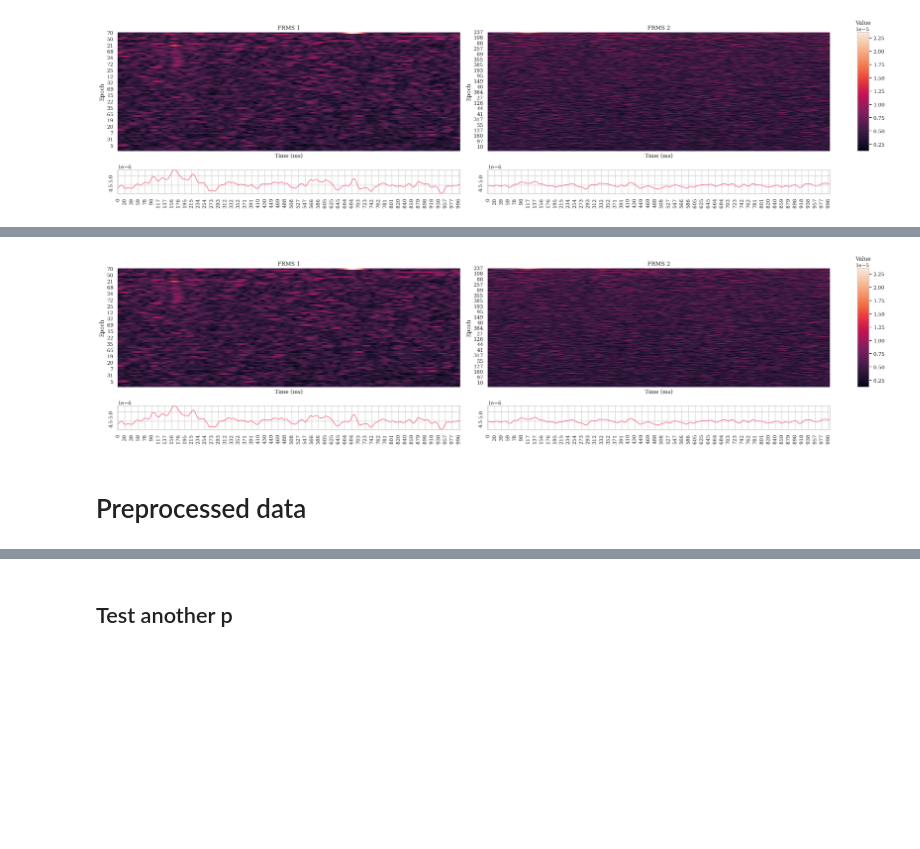
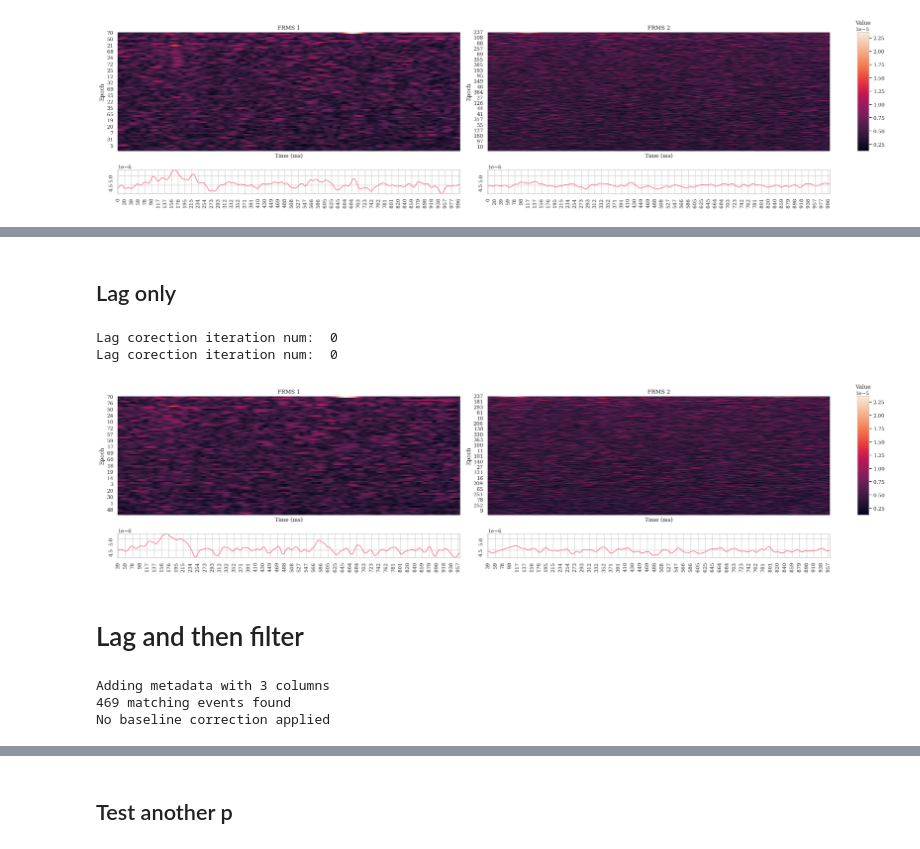
Before and after one commit to isacostamaia/EEG, a Jupyter notebook: notebooks/function_tests_notebooks/test_FRMS_single_session.ipynb, the cells around one changed output, grey strips where cells are left out. Cells and saved outputs as stored; diff of their text form; code cells hidden in the pictures; blank space fills up the shorter version.

```diff
--- a/notebooks/function_tests_notebooks/test_FRMS_single_session.ipynb
+++ b/notebooks/function_tests_notebooks/test_FRMS_single_session.ipynb
@@ -109,6 +110,28 @@ frms_ntg.plot()
-# %%
-frms.plot_compare(second_frms=frms_ntg)
-# %% [output]
-[figure, removed]
-# %% [markdown]
-# Preprocessed data
+# %% [markdown]
+## Lag only
+# %%
+#Average filtered and lag-corrected target FRMS
+
+lagger = Lagger(epochs["Target"])
+lag_corrected_epochs_tg = lagger.compute_and_correct_lags()
+frms = FRMS(lag_corrected_epochs_tg)
+
+#Average filtered and lag-corrected non-target FRMS
+
+lagger = Lagger(epochs["NonTarget"])
+lag_corrected_epochs_ntg = lagger.compute_and_correct_lags()
+frms_ntg = FRMS(lag_corrected_epochs_ntg)
+
+frms.plot_compare(frms_ntg)
+# %% [output]
+Lag corection iteration num:  0
+Lag corection iteration num:  0
+[figure, added]
+# %% [markdown]
+# Lag and then filter
+# %%
+lag_corrected_epochs = mne.concatenate_epochs([lag_corrected_epochs_tg, lag_corrected_epochs_ntg])
+# %% [output]
+Adding metadata with 3 columns
+469 matching events found
+No baseline correction applied
```
Also changed, not shown: parts of 10 cells of this notebook, 36 other files.
